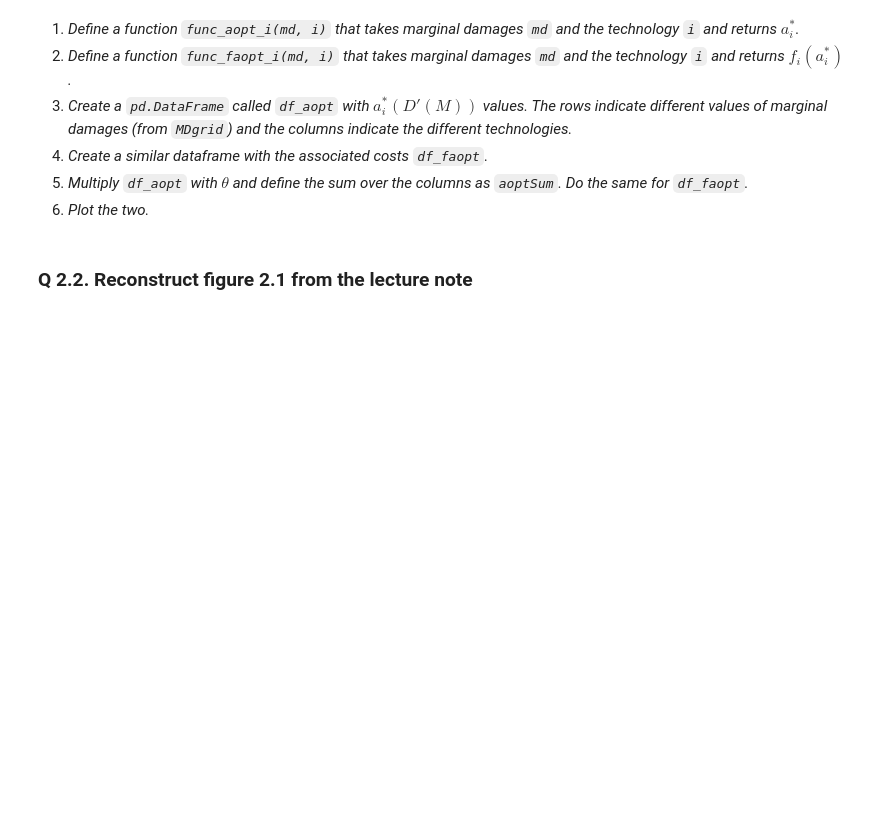
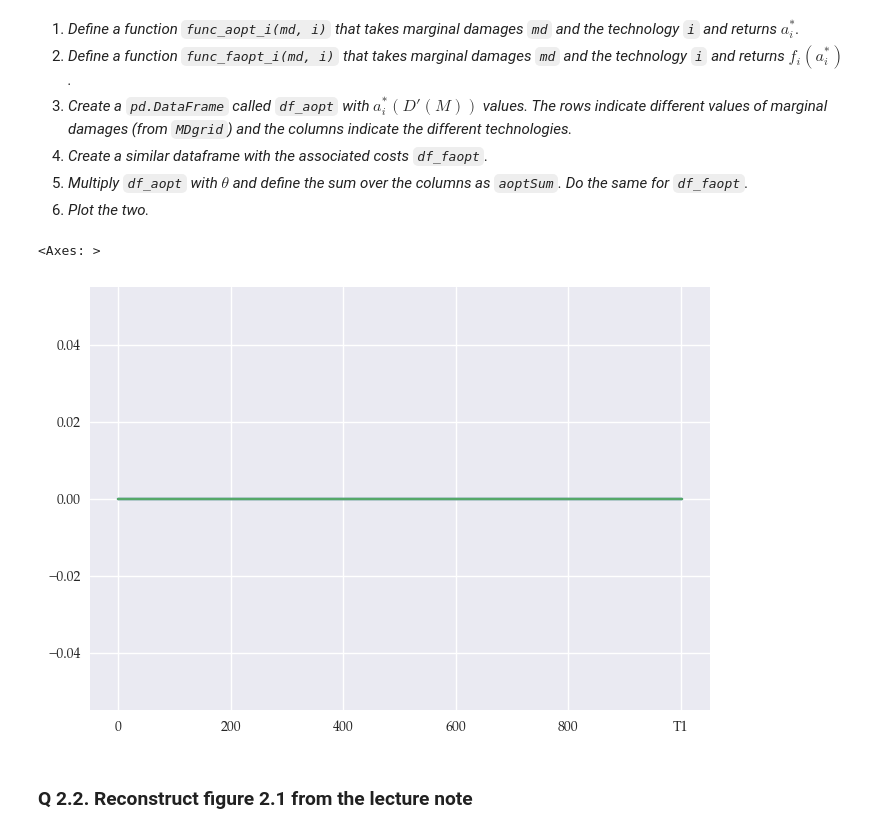
Before and after one commit to LucaAlv/EnergyEconomicsE2024, a Jupyter notebook: Exercises/E1.ipynb, the cells around one changed output. Saved outputs shown, nothing was run; the diff lists cells and outputs as text; code cells hidden in the pictures; blank space fills up the shorter version.

````diff
--- a/Exercises/E1.ipynb
+++ b/Exercises/E1.ipynb
@@ -141,6 +171,25 @@ MDgrid = pd.Index(np.linspace(np.finfo(float).eps, 10, 1000), name = "$D'(M)$")
 4. *Create a similar dataframe with the associated costs ```df_faopt```.*
 5. *Multiply ```df_aopt``` with $\theta$ and define the sum over the columns as ```aoptSum```. Do the same for ```df_faopt```.*
 6. *Plot the two.*
+# %%
+def func_aopt_i(md, i: str):
+    return Φ((np.log(md / c[i]) - (σ[i]**2) / 2) / σ[i])
+
+
+def func_faopt_i(md,i: str):
+    return c[i] * Φ((np.log(md / c[i]) - (σ[i]**2) / 2) / σ[i])
+
+#df_aopt = pd.DataFrame({'T1': func_aopt_i(MDgrid, 'T1'), 'T2': func_aopt_i(MDgrid, 'T2'), 'T3': func_aopt_i(MDgrid, 'T3')})
+df_aopt = pd.DataFrame([func_aopt_i(MDgrid, 'T1'), func_aopt_i(MDgrid, 'T2'), func_aopt_i(MDgrid, 'T3')])
+#df_faopt = pd.DataFrame({'T1': func_faopt_i(MDgrid, 'T1'), 'T2': func_faopt_i(MDgrid, 'T2'), 'T3': func_faopt_i(MDgrid, 'T3')})
+df_faopt = pd.DataFrame([func_faopt_i(MDgrid, 'T1'), func_faopt_i(MDgrid, 'T2'), func_faopt_i(MDgrid, 'T3')])
+aoptSum = np.sum(df_aopt * θ)
+faoptSum = np.sum(df_faopt * θ)
+aoptSum.plot()
+faoptSum.plot()
+# %% [output]
+<Axes: >
+[figure, added]
 # %% [markdown]
 ### **Q 2.2. Reconstruct figure 2.1 from the lecture note**
 # %% [markdown]
````
Also changed, not shown: parts of 3 cells of this notebook, 3 other files.
